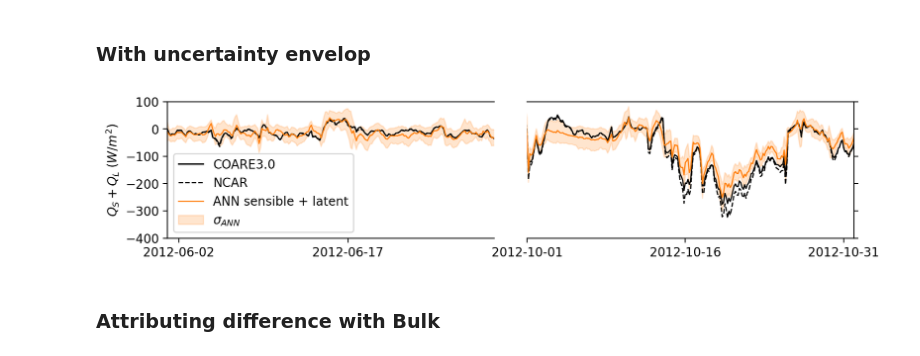
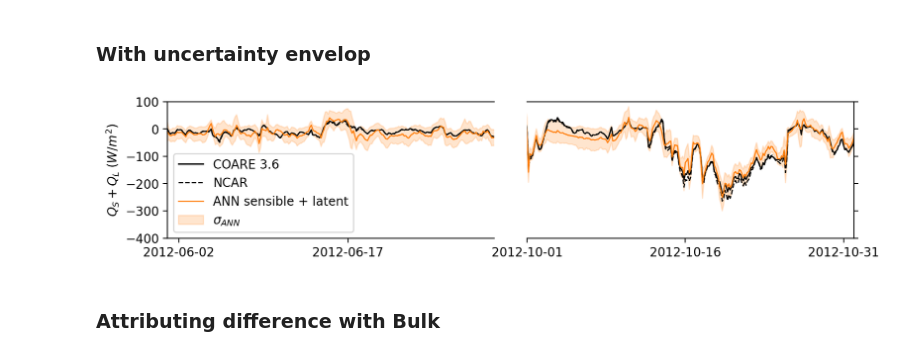
Before and after one commit to jiarong-wu/mlflux, a Jupyter notebook: gotm/Eval4-ows.ipynb, the cells around one changed output. Drawn from its saved outputs; the diff is of its cells as text; code cells hidden in the pictures.

```diff
--- a/gotm/Eval4-ows.ipynb
+++ b/gotm/Eval4-ows.ipynb
@@ -35,9 +35,12 @@ ds = ds_uniform.sel(datetime=slice(sd,ed))
 ds = ds.resample(datetime='3H').mean() # Coarsening to 3-hourly
 
 ''' These are artificially assigned, for models that use these features. '''
-ds['zu'] = 10*ds['U']/ds['U']
-ds['zt'] = 10*ds['U']/ds['U']
-ds['zq'] = 10*ds['U']/ds['U']
+# ds['zu'] = 10*ds['U']/ds['U']
+# ds['zt'] = 10*ds['U']/ds['U']
+# ds['zq'] = 10*ds['U']/ds['U']
+ds['zu'] = 18*ds['U']/ds['U']
+ds['zt'] = 15*ds['U']/ds['U']
+ds['zq'] = 15*ds['U']/ds['U']
 ds = ds.rename({'t': 'tair', 'sst': 'tsea', 'q':'qair'})
 # %%
 ds
@@ -121,14 +124,24 @@ fig, axes = plt.subplots(1, 2, figsize=[10,2], dpi=200, sharey=True)
 plt.subplots_adjust(wspace=0.1)
 
 ###### Bulk
-axes[0].plot(ds.datetime, ds.Q - ds.lwr, label='COARE3.0', c='k', lw=1)
-axes[1].plot(ds.datetime, ds.Q - ds.lwr, c='k', lw=1)
+# axes[0].plot(ds.datetime, ds.Q - ds.lwr, label='COARE3.0', c='k', lw=1)
+# axes[1].plot(ds.datetime, ds.Q - ds.lwr, c='k', lw=1)
 ds_ = ds
 ql, qh, taux, tauy, evap = \
 noskin_np(sst=ds_.tsea.to_numpy()+273.15, t_zt=ds_.tair.to_numpy()+273.15,
        hum_zt=ds_.qair.to_numpy(), u_zu=ds_.ux.to_numpy(),
        v_zu=ds_.uy.to_numpy(), slp=ds_.p.to_numpy(),
-       algo='ncar', zt=2., zu=10.,
+       algo='coare3p6', zt=15., zu=18.,
+       niter=6, input_range_check=True)
+axes[0].plot(ds_.datetime, qh + ql, '-', label='COARE 3.6', c='k', lw=1)
+axes[1].plot(ds_.datetime, qh + ql, '-', c='k', lw=1)
+
+ds_ = ds
+ql, qh, taux, tauy, evap = \
+noskin_np(sst=ds_.tsea.to_numpy()+273.15, t_zt=ds_.tair.to_numpy()+273.15,
+       hum_zt=ds_.qair.to_numpy(), u_zu=ds_.ux.to_numpy(),
+       v_zu=ds_.uy.to_numpy(), slp=ds_.p.to_numpy(),
+       algo='ncar', zt=15., zu=18.,
        niter=6, input_range_check=True)
 axes[0].plot(ds_.datetime, qh + ql, '--', label='NCAR', c='k', lw=1)
 axes[1].plot(ds_.datetime, qh + ql, '--', c='k', lw=1)
@@ -149,35 +162,35 @@ ds['Qt_std'] = (ds['qh_std']**2 + ds['ql_std']**2)**0.5
 
 axes[0].plot(ds.datetime, ds['Qt_ann'], label='ANN sensible + latent', color='C1', lw=1)
 axes[1].plot(ds.datetime, ds['Qt_ann'], color='C1', lw=1)
 
 axes[0].fill_between(ds.datetime, ds['Qt_ann'] - ds['Qt_std'], ds['Qt_ann'] + ds['Qt_std'],
                  color='C1', alpha=0.2, label='$\sigma_{ANN}$')
 axes[1].fill_between(ds.datetime, ds['Qt_ann'] - ds['Qt_std'], ds['Qt_ann'] + ds['Qt_std'],
                  color='C1', alpha=0.2)
 
 # https://matplotlib.org/stable/gallery/subplots_axes_and_figures/broken_axis.html
 # plot the same data on both Axes
 # zoom-in / limit the view to different portions of the data
 axes[0].set_xlim([pd.Timestamp('2012-06-01'), pd.Timestamp('2012-06-30')])
 axes[1].set_xlim([pd.Timestamp('2012-10-01'), pd.Timestamp('2012-11-01')])
 
 # # hide the spines between ax and ax2
 axes[0].spines['right'].set_visible(False)
 axes[1].spines['left'].set_visible(False)
 axes[0].yaxis.tick_left()
 # axes[0].tick_params(labelright='off')  # don't put tick labels at the top
 # axes[1].tick_params(labelleft='off')  # don't put tick labels at the top
 axes[1].yaxis.tick_right()
 
 axes[0].xaxis.set_major_locator(mdates.DayLocator(interval=15))
 axes[1].xaxis.set_major_locator(mdates.DayLocator(interval=15))
 
 axes[0].legend(loc='lower left')
 axes[0].set_ylim([-400, 100]);
 axes[0].set_ylabel(r'$Q_S+Q_L \; (W/m^2)$')
-fig.savefig(f'../plots/OWS.png', bbox_inches='tight')
+fig.savefig(f'../plots/OWS_updated.png', bbox_inches='tight')
 # %% [output]
-[figure, old version]
+[figure, new version]
 # %% [markdown]
 ### Attributing difference with Bulk
 # %%
```
Also changed, not shown: parts of 1 cell of this notebook, 11 other files.
